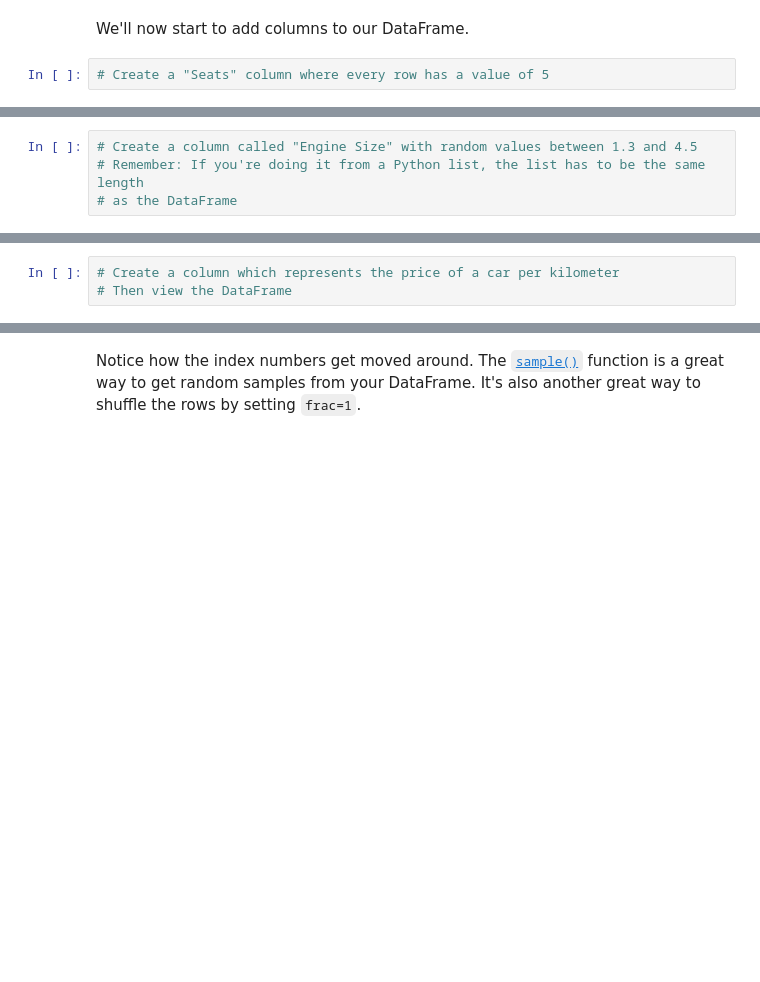
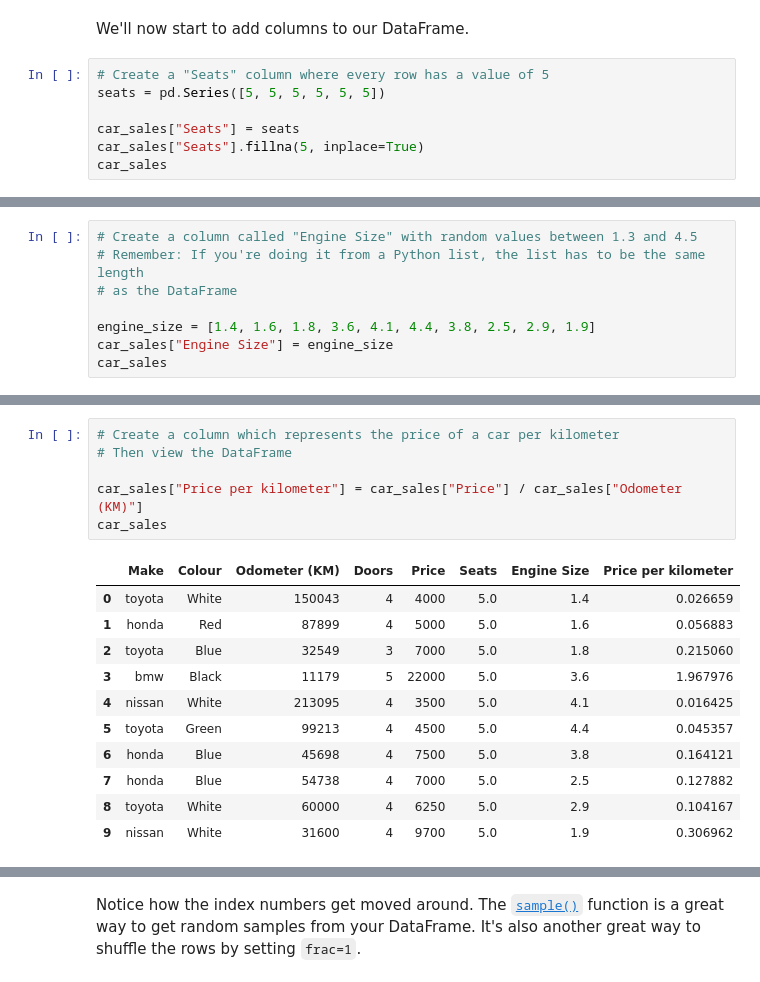
Before and after one commit to akram-elgh/Machine_learning_course, a Jupyter notebook: pandas/pandas-exercises.ipynb, the cells around one changed output, grey strips where cells are left out. Saved outputs shown, nothing was run; the diff lists cells and outputs as text; blank space fills up the shorter version.

```diff
--- a/pandas/pandas-exercises.ipynb
+++ b/pandas/pandas-exercises.ipynb
@@ -351,3 +388,8 @@ Let's try fill them.
 We'll now start to add columns to our DataFrame.
 # %%
 # Create a "Seats" column where every row has a value of 5
+seats = pd.Series([5, 5, 5, 5, 5, 5])
+
+car_sales["Seats"] = seats
+car_sales["Seats"].fillna(5, inplace=True)
+car_sales
@@ -355,3 +409,7 @@ We'll now start to add columns to our DataFrame.
 # Create a column called "Engine Size" with random values between 1.3 and 4.5
 # Remember: If you're doing it from a Python list, the list has to be the same length
 # as the DataFrame
+
+engine_size = [1.4, 1.6, 1.8, 3.6, 4.1, 4.4, 3.8, 2.5, 2.9, 1.9]
+car_sales["Engine Size"] = engine_size
+car_sales
@@ -358,5 +428,20 @@ We'll now start to add columns to our DataFrame.
 # %%
 # Create a column which represents the price of a car per kilometer
 # Then view the DataFrame
+
+car_sales["Price per kilometer"] = car_sales["Price"] / car_sales["Odometer (KM)"]
+car_sales
+# %% [output]
+|  | Make | Colour | Odometer (KM) | Doors | Price | Seats | Engine Size | Price per kilometer |
+| 0 | toyota | White | 150043 | 4 | 4000 | 5.0 | 1.4 | 0.026659 |
+| 1 | honda | Red | 87899 | 4 | 5000 | 5.0 | 1.6 | 0.056883 |
+| 2 | toyota | Blue | 32549 | 3 | 7000 | 5.0 | 1.8 | 0.215060 |
+| 3 | bmw | Black | 11179 | 5 | 22000 | 5.0 | 3.6 | 1.967976 |
+| 4 | nissan | White | 213095 | 4 | 3500 | 5.0 | 4.1 | 0.016425 |
+| 5 | toyota | Green | 99213 | 4 | 4500 | 5.0 | 4.4 | 0.045357 |
+| 6 | honda | Blue | 45698 | 4 | 7500 | 5.0 | 3.8 | 0.164121 |
+| 7 | honda | Blue | 54738 | 4 | 7000 | 5.0 | 2.5 | 0.127882 |
+| 8 | toyota | White | 60000 | 4 | 6250 | 5.0 | 2.9 | 0.104167 |
+| 9 | nissan | White | 31600 | 4 | 9700 | 5.0 | 1.9 | 0.306962 |
 # %%
 # Remove the last column you added using .drop()
```
Also changed, not shown: parts of 12 cells of this notebook.
